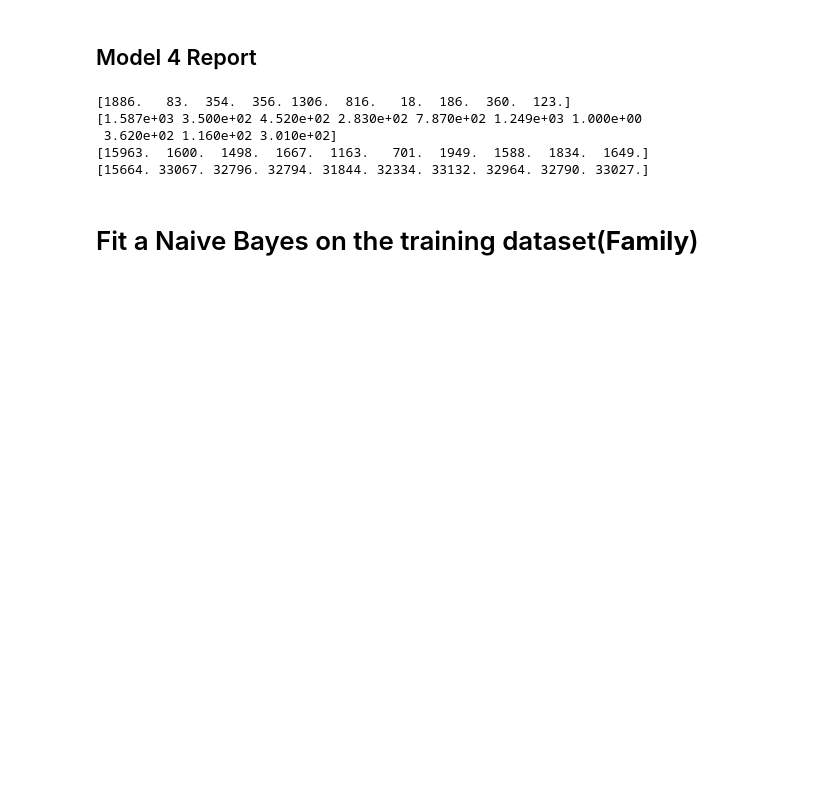
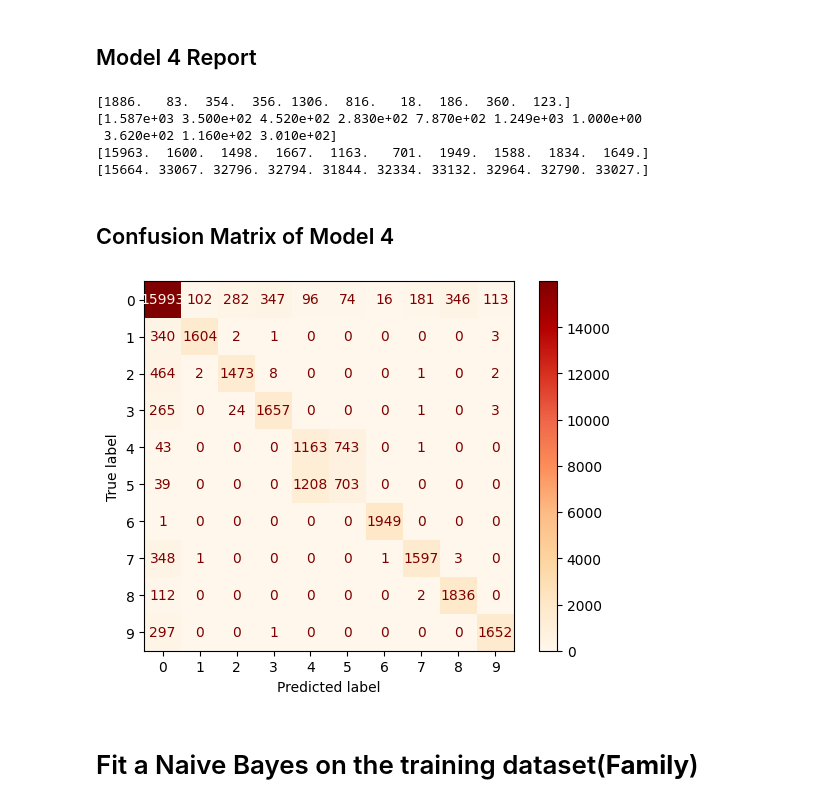
Before and after one commit to KB0129/research_scholar_kitsune, a Jupyter notebook: classcification.ipynb, the cells around one changed output. Cells and saved outputs as stored; diff of their text form; code cells hidden in the pictures; blank space fills up the shorter version.

```diff
--- a/classcification.ipynb
+++ b/classcification.ipynb
@@ -1482,6 +1502,15 @@ print(TN)
  3.620e+02 1.160e+02 3.010e+02]
 [15963.  1600.  1498.  1667.  1163.   701.  1949.  1588.  1834.  1649.]
 [15664. 33067. 32796. 32794. 31844. 32334. 33132. 32964. 32790. 33027.]
+# %% [markdown]
+## Confusion Matrix of Model 4
+# %%
+cm_data = confusion_matrix(y_test, y_pred_kNN)
+disp_kNN = ConfusionMatrixDisplay(confusion_matrix=cm_data)
+disp_kNN.plot(cmap='OrRd')
+plt.show()
+# %% [output]
+[figure, added]
 # %% [markdown]
 # Fit a Naive Bayes on the training dataset(**Family**)
 # %% [markdown]
```
Also changed, not shown: parts of 16 cells of this notebook, 1 other file.
